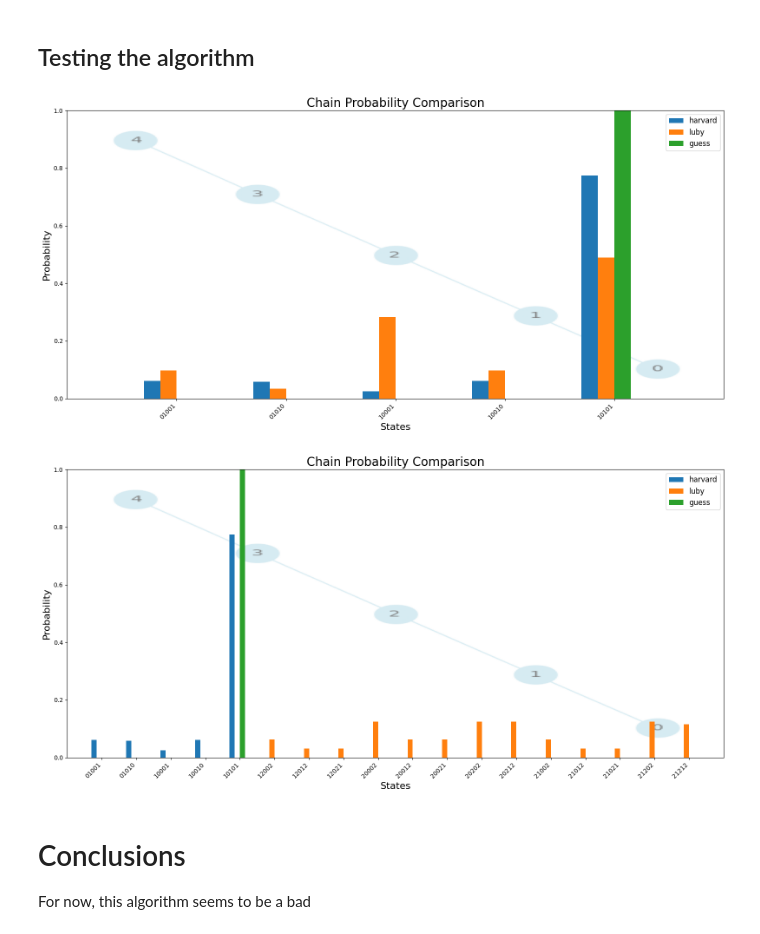
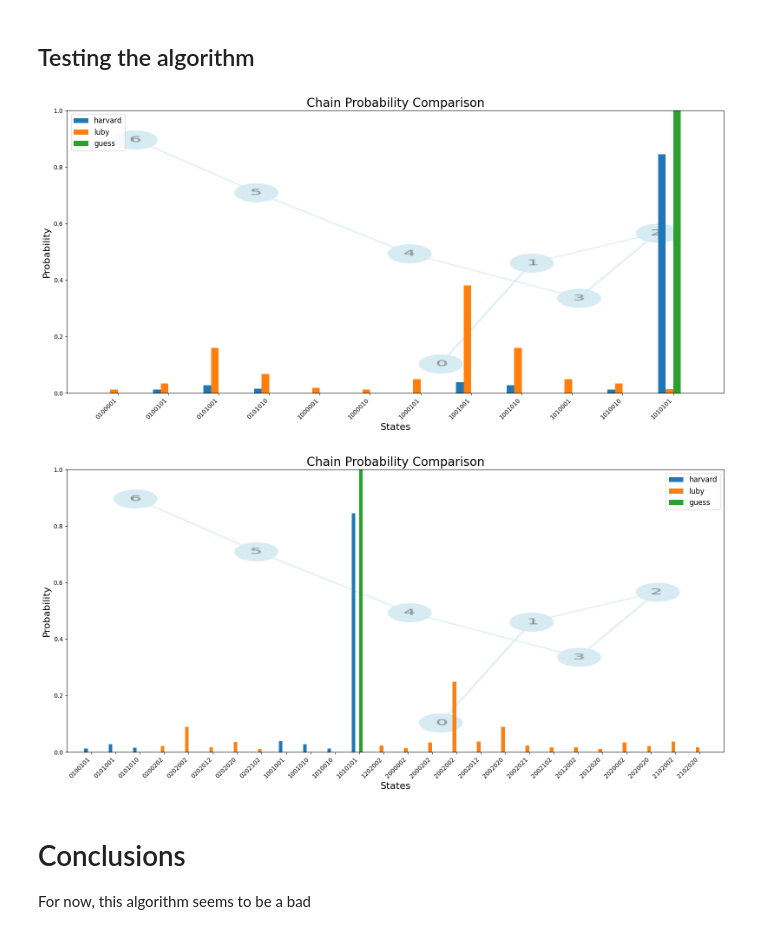
Before and after one commit to Noamcohen11/QCO, a Jupyter notebook: MISSimulations/three_level_algorithm.ipynb, the cells around one changed output. Saved outputs shown, nothing was run; the diff lists cells and outputs as text; code cells hidden in the pictures.

Commit message:
updated three level system to the defined algorithm

```diff
--- a/MISSimulations/three_level_algorithm.ipynb
+++ b/MISSimulations/three_level_algorithm.ipynb
@@ -57,5 +267,4 @@ $$H_{tot} = H_0 \Omega(t)+ H_1\Omega(t+\epsilon) + H_p\Delta(t) + H_{int}$$
 # %%
-from qutip import qeye, basis, Qobj, tensor, sigmaz
 
 class LubyHamiltonian(algo.BaseHamiltonian):
     def __init__(self, params, graph_instance):
@@ -134,12 +343,12 @@ class LubyHamiltonian(algo.BaseHamiltonian):
         H_int = self.create_interaction_term()
 
         # Specific terms for this Hamiltonian
-        CL_H0 = self.I_N - sum(self.sx_list_1)  # Example term for the Hamiltonian
-        CL_H1 = self.I_N - sum(self.sx_list_0)  #
+        CL_H1 = self.I_N - sum(self.sx_list_1)  # Example term for the Hamiltonian
+        CL_H0 = self.I_N - sum(self.sx_list_0)  #
         Hp = -sum(self.one_list)  # Example term for the Hamiltonian
 
         # Return the Hamiltonian in the required format
-        return [[1.5*CL_H0, self.params['Omega']], [Hp, self.params['Delta']], H_int]
+        return [[2*CL_H1, Omega_1],[CL_H0, Omega_2], [Hp, Delta_1], H_int]
 
     def initialize_state(self):
         guesses = [(np.sqrt(1/self.graph.degree[n]))*basis(3, 1) +  (np.sqrt(1-1/self.graph.degree[n]))*basis(3, 0) for n in range(self.N)]
@@ -147,39 +356,39 @@ class LubyHamiltonian(algo.BaseHamiltonian):
 # %% [markdown]
 ## Testing the algorithm
 # %%
-N = 5
-init_params = algo.initialize_system_parameters(tau_max=10,vertex_placement = 0.8)
+N = 7
+init_params = algo.initialize_system_parameters(tau_max=20,vertex_placement = 0.8)
 chain_graph = algo.ChainGraph(N)
 chain_graph.create_graph()
 # Initialize Hamiltonians
 harvard_hamiltonian = algo.HarvardHamiltonian(init_params, chain_graph)
 luby_hamiltonian = LubyHamiltonian(init_params, chain_graph)
 guess_hamiltonian = algo.GuessHamiltonian(init_params, chain_graph,algo.default_guess_function)
 
 # Solve each Hamiltonian
 harvard_h_t, harvard_result = harvard_hamiltonian.solve()
 luby_h_t, luby_result = luby_hamiltonian.solve()
 guess_h_t, guess_result = guess_hamiltonian.solve()
 
 # Consolidate results
 # Consolidate results
 hamiltonians_out = {
     "harvard": harvard_h_t,
     "luby": luby_h_t,
     "guess": guess_h_t,
 }
 
 results_out = {
     "harvard": harvard_result,
     "luby": luby_result,
     "guess": guess_result,
 }
 
 algo.plot_probabilities(results_out, N, graph_type="Chain", graph=chain_graph, threshold=0.01, merge_states_flag=True)
 algo.plot_probabilities(results_out, N, graph_type="Chain", graph=chain_graph, threshold=0.01, merge_states_flag=False)
 # %% [output]
-[figure, old version]
+[figure, new version]
-[figure, old version]
+[figure, new version]
 # %% [markdown]
 # Conclusions
 
```
Also changed, not shown: parts of 3 cells of this notebook, 1 other file.
